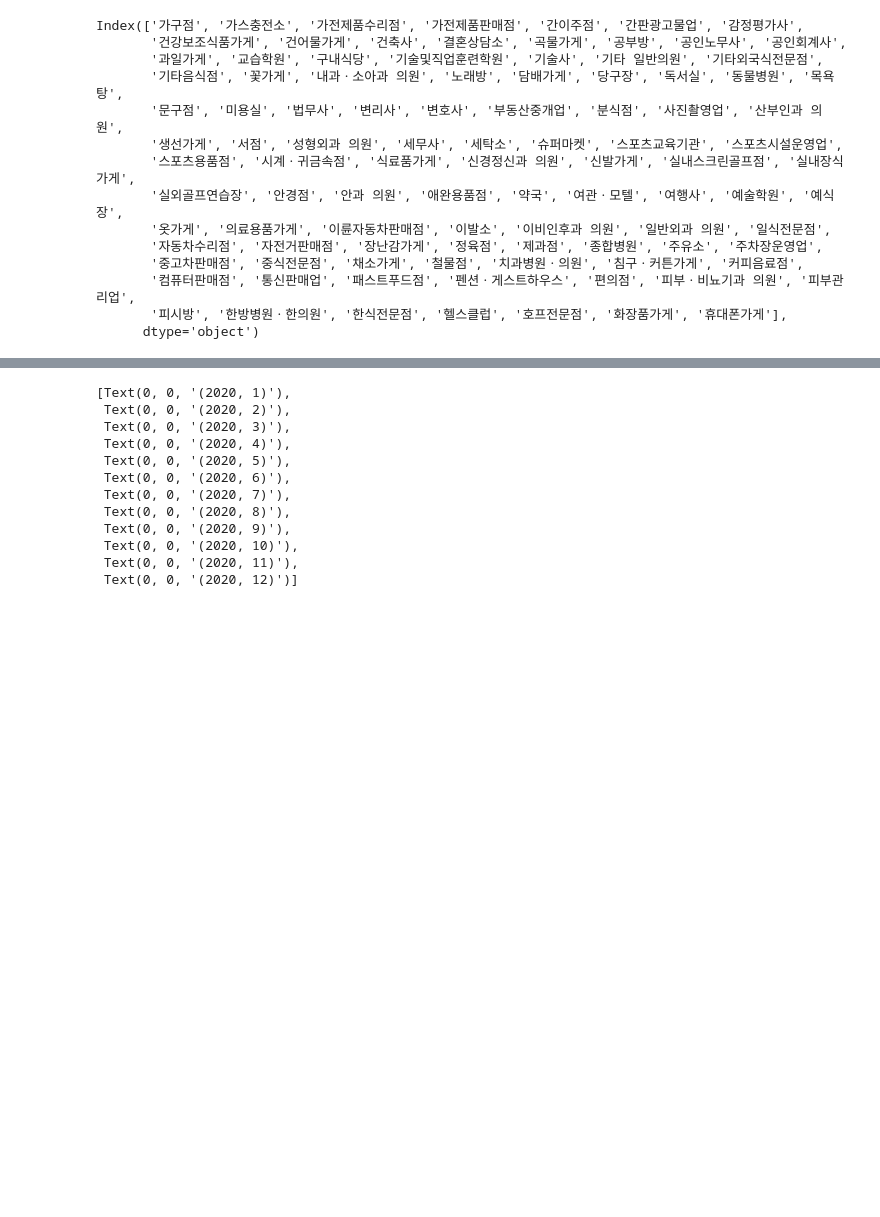
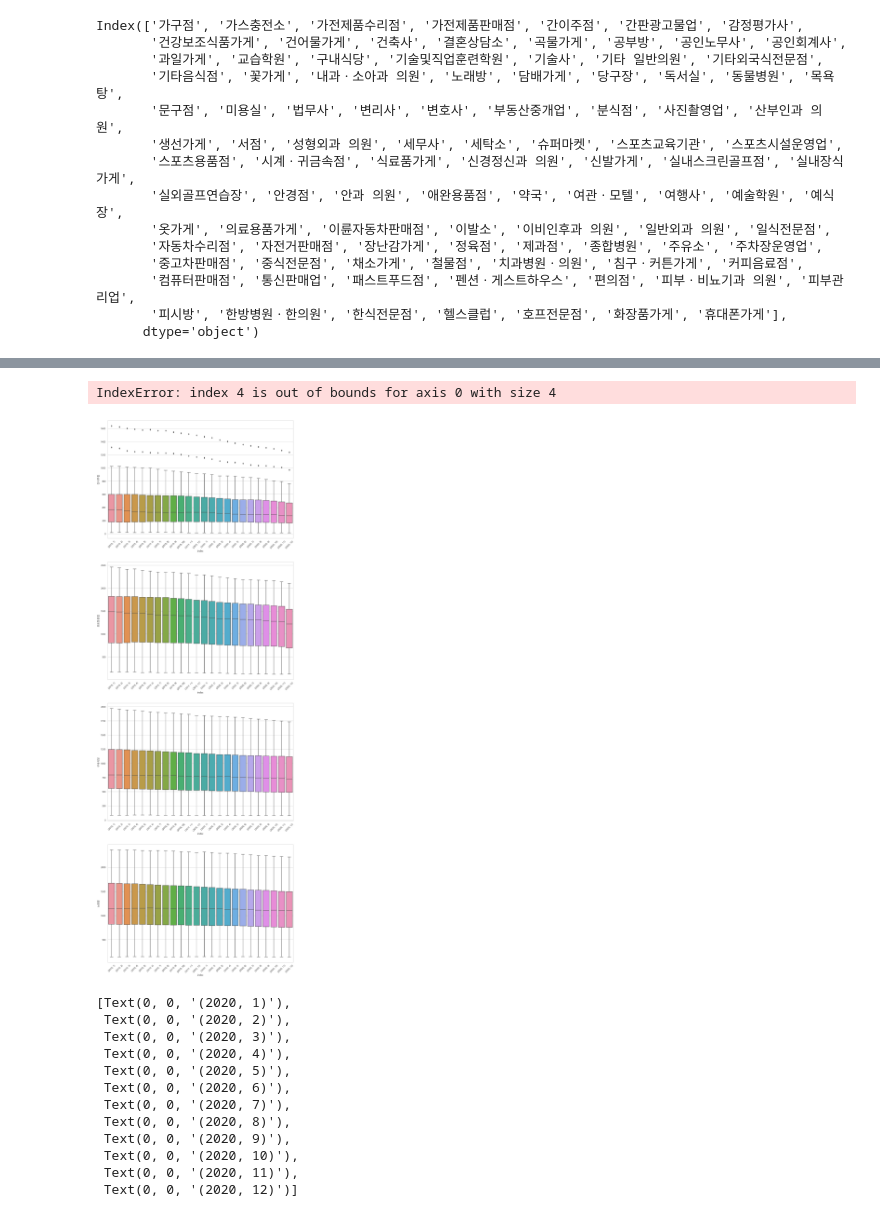
Before and after one commit to inhoinno/2021_BigData, a Jupyter notebook: Data_Visualizing1.ipynb, the cells around one changed output, grey strips where cells are left out. Saved outputs shown, nothing was run; the diff lists cells and outputs as text; code cells hidden in the pictures; blank space fills up the shorter version.

```diff
--- a/Data_Visualizing1.ipynb
+++ b/Data_Visualizing1.ipynb
@@ -1112,3 +1198,13 @@ IndexError: list index out of range
+# %%
+fig, ax = plt.subplots(4,1,figsize=(16,48))
+serious_reduced = ['간이주점', '호프전문점', '구내식당', '노래방',  '기타음식점']
+
+for j in range(len(serious_reduced)):
+    g=sns.boxplot(data=dd, x='index', y=serious_reduced[j], ax= ax[j])
+    g.set_xticklabels(g.get_xticklabels(), rotation=45)
+# %% [output]
+IndexError: index 4 is out of bounds for axis 0 with size 4
+[figure, added]
 # %%
 fig, ax=plt.subplots(1,2, figsize=(16,9))
 g =sns.boxplot(data=df_total, x='index', y='호프전문점', ax= ax[0])
```
Also changed, not shown: parts of 23 cells of this notebook, 5 other files.
